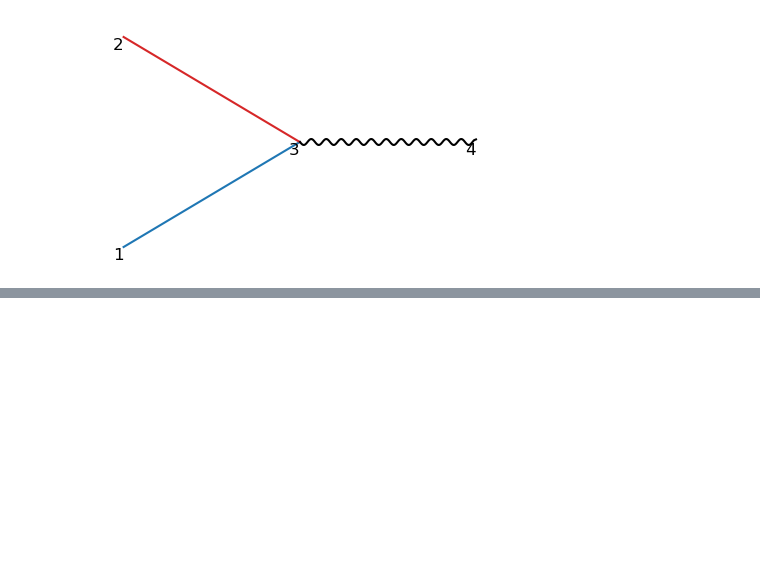
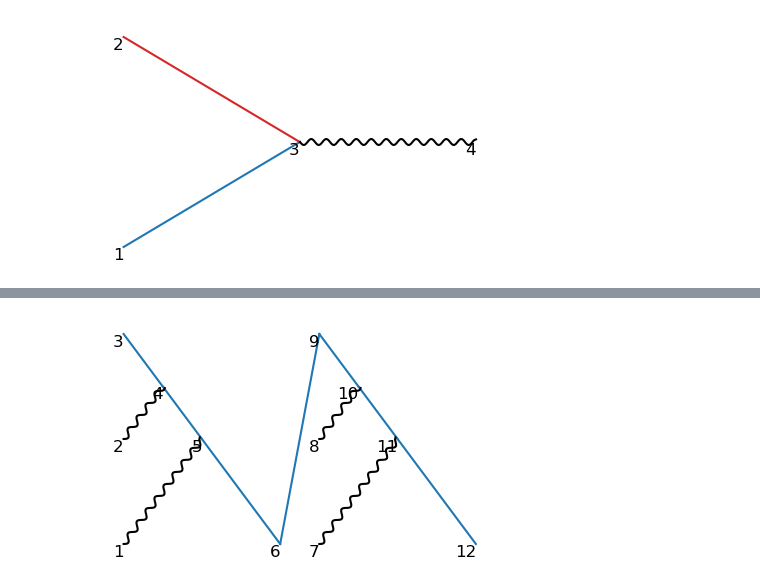
Before and after one commit to liuzhuozhuo/edp-renormalization, a Jupyter notebook: python/multiparticles.ipynb, the cells around one changed output, grey strips where cells are left out. Cells and saved outputs as stored; diff of their text form; code cells hidden in the pictures; blank space fills up the shorter version.

```diff
--- a/python/multiparticles.ipynb
+++ b/python/multiparticles.ipynb
@@ -163,0 +384,7 @@ connection(points, paths, points, paths)
+# %%
+points5, paths5 = connection(points1, paths1, points1, paths1)
+
+for i in range(len(paths5)):
+    represent_diagram(points5, paths5[i], index=True)
+# %% [output]
+[figure, added]
```
Also changed, not shown: parts of 16 cells of this notebook, 2 other files.
